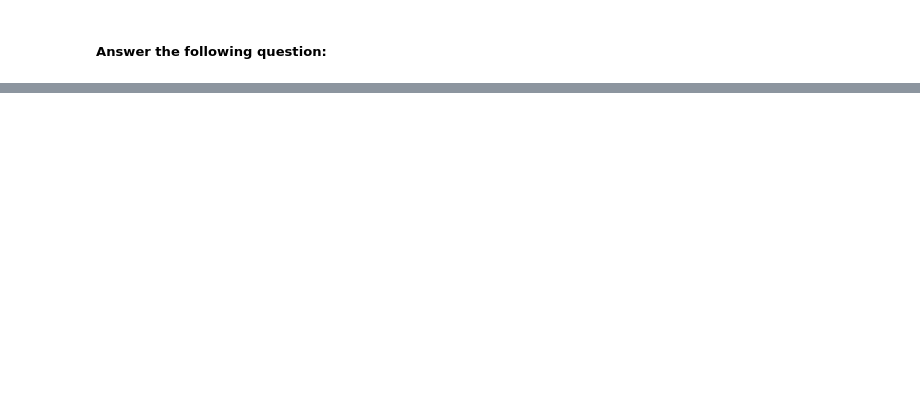
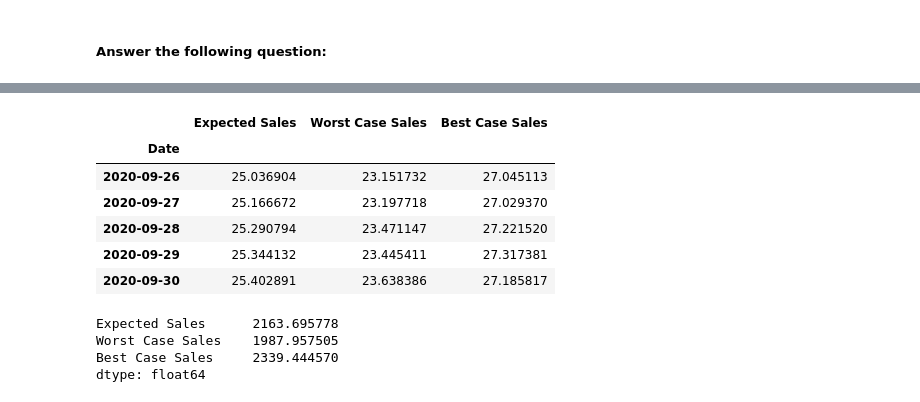
Before and after one commit to boz-tcm/time-series-challenge, a Jupyter notebook: forecasting_net_prophet.ipynb, the cells around one changed output, grey strips where cells are left out. Saved outputs shown, nothing was run; the diff lists cells and outputs as text; code cells hidden in the pictures; blank space fills up the shorter version.

```diff
--- a/forecasting_net_prophet.ipynb
+++ b/forecasting_net_prophet.ipynb
@@ -1039,0 +1078,35 @@ mercado_sales_prophet_figures = mercado_sales_prophet_model.plot_components(merc
+# %%
+# Produce a sales forecast for the finance division
+# giving them a number for expected total sales next quarter.
+# Provide best case (yhat_upper), worst case (yhat_lower), and most likely (yhat) scenarios.
+
+# Create a forecast_quarter Dataframe for the period 2020-07-01 to 2020-09-30
+# The DataFrame should include the columns yhat_upper, yhat_lower, and yhat
+mercado_sales_forecast_yhats_2020Q3_df = mercado_sales_prophet_forecast_df.iloc[-92:][['yhat', 'yhat_lower', 'yhat_upper']]
+#display(mercado_sales_forecast_yhats_2020Q3_df)
+
+# Update the column names for the forecast_quarter DataFrame
+# to match what the finance division is looking for
+mercado_sales_forecast_finance_2020Q3_df = mercado_sales_forecast_yhats_2020Q3_df.rename(columns={'yhat':'Expected Sales', 'yhat_lower':'Worst Case Sales', 'yhat_upper':'Best Case Sales'})
+# Update the index name from the generic 'ds', required in the Prophet model, for the more descriptive 'Date' for the finance department
+mercado_sales_forecast_finance_2020Q3_df.index.names=['Date']
+
+# Review the last five rows of the DataFrame
+display(mercado_sales_forecast_finance_2020Q3_df.tail(5))
+# %% [output]
+|  | Expected Sales | Worst Case Sales | Best Case Sales |
+| Date |  |  |  |
+| 2020-09-26 | 25.036904 | 23.151732 | 27.045113 |
+| 2020-09-27 | 25.166672 | 23.197718 | 27.029370 |
+| 2020-09-28 | 25.290794 | 23.471147 | 27.221520 |
+| 2020-09-29 | 25.344132 | 23.445411 | 27.317381 |
+| 2020-09-30 | 25.402891 | 23.638386 | 27.185817 |
+# %%
+# Displayed the summed values for all the rows in the forecast_quarter DataFrame
+mercado_sales_forecast_finance_2020Q3_total = mercado_sales_forecast_finance_2020Q3_df.sum()
+display(mercado_sales_forecast_finance_2020Q3_total)
+# %% [output]
+Expected Sales      2163.695778
+Worst Case Sales    1987.957505
+Best Case Sales     2339.444570
+dtype: float64
```
Also changed, not shown: parts of 15 cells of this notebook, 9 other files.
